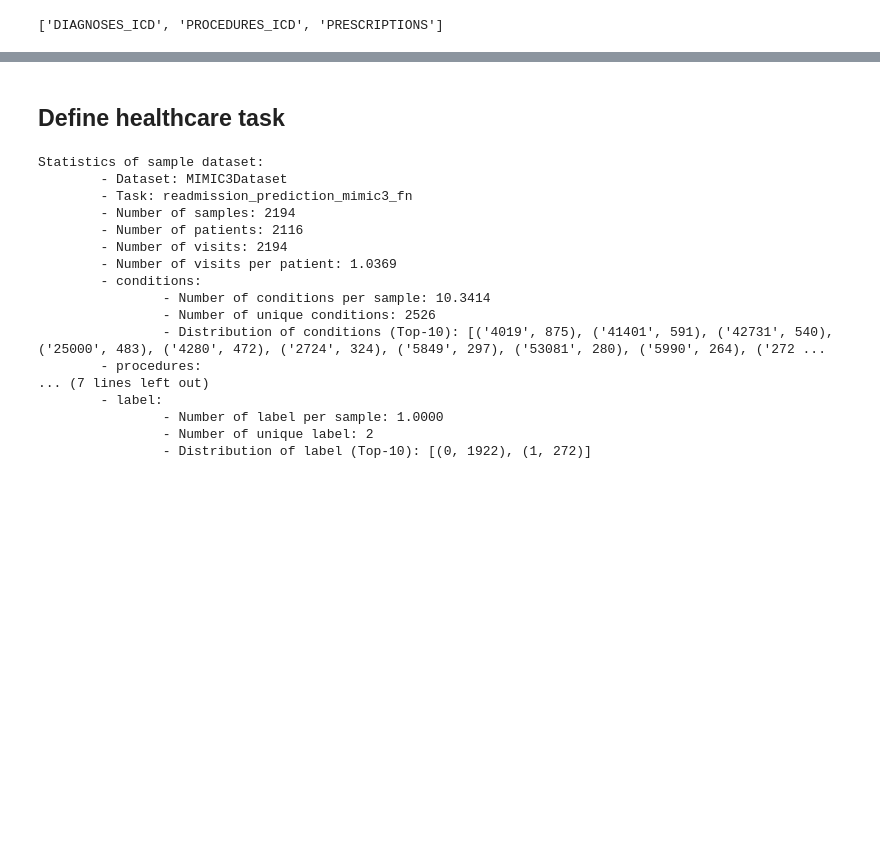
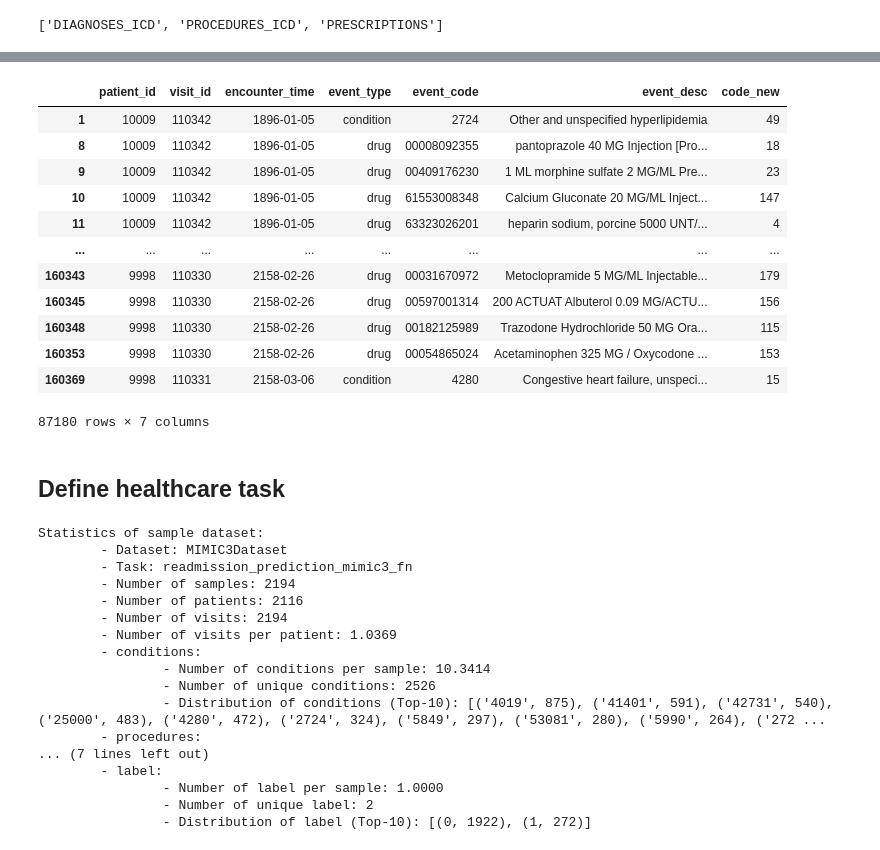
Before and after one commit to gowthamkuntumalla/CS598_DeepLearning_For_Healthcare, a Jupyter notebook: new/Readmission.ipynb, the cells around one changed output, grey strips where cells are left out. Saved outputs shown, nothing was run; the diff lists cells and outputs as text; code cells hidden in the pictures; blank space fills up the shorter version.

```diff
--- a/new/Readmission.ipynb
+++ b/new/Readmission.ipynb
@@ -55,4 +55,9 @@ Links to:
 PATIENTS on SUBJECT_ID
 ADMISSIONS on HADM_ID
 ICUSTAYS on ICUSTAY_ID
+# %%
+import pandas as pd
+from tqdm.autonotebook import tqdm
+from pyhealth.datasets import MIMIC3Dataset
+pd.set_option('display.max_rows', 100)
 # %%
@@ -137,3 +151,14 @@ mimic3_ds.patients['10092'].visits['110429'].get_code_list(table="DIAGNOSES_ICD"
 mimic3_ds.tables
 # %% [output]
 ['DIAGNOSES_ICD', 'PROCEDURES_ICD', 'PRESCRIPTIONS']
+# %%
+from pyhealth.medcode import InnerMap
+icd9cm = InnerMap.load("ICD9CM")
+print(icd9cm.lookup("53081"))
+print(icd9cm.lookup("7812"))
+
+icd9proc = InnerMap.load("ICD9PROC")
+print(icd9proc.lookup("3409"))
+
+ndc = InnerMap.load("NDC")
+print(ndc.lookup("00054858324"))
@@ -156,0 +334,11 @@ mimic3_ds.samples[0]
+# %%
+# we will pick top 200 code and create a word_bag for mapping
+top_words = data.groupby('event_desc')['visit_id'].count().reset_index().sort_values(by='visit_id', ascending=False)\
+            ['event_desc'].head(200).values
+index_to_words = {}
+words_to_index = {}
+cnt = 1
+for word in top_words:
+    index_to_words[cnt] = word
+    words_to_index[word] = cnt
+    cnt+=1
@@ -156,0 +365,3 @@ mimic3_ds.samples[0]
+# %%
+data['code_new'] = data['event_desc'].apply(lambda x: words_to_index.get(x, -1))
+data.head()
@@ -157,3 +375,19 @@ mimic3_ds.samples[0]
+# %%
+data[data['code_new']!=-1]
+# %% [output]
+|  | patient_id | visit_id | encounter_time | event_type | event_code | event_desc | code_new |
+| 1 | 10009 | 110342 | 1896-01-05 | condition | 2724 | Other and unspecified hyperlipidemia | 49 |
+| 8 | 10009 | 110342 | 1896-01-05 | drug | 00008092355 | pantoprazole 40 MG Injection [Pro... | 18 |
+| 9 | 10009 | 110342 | 1896-01-05 | drug | 00409176230 | 1 ML morphine sulfate 2 MG/ML Pre... | 23 |
+| 10 | 10009 | 110342 | 1896-01-05 | drug | 61553008348 | Calcium Gluconate 20 MG/ML Inject... | 147 |
+| 11 | 10009 | 110342 | 1896-01-05 | drug | 63323026201 | heparin sodium, porcine 5000 UNT/... | 4 |
+| ... | ... | ... | ... | ... | ... | ... | ... |
+| 160343 | 9998 | 110330 | 2158-02-26 | drug | 00031670972 | Metoclopramide 5 MG/ML Injectable... | 179 |
+| 160345 | 9998 | 110330 | 2158-02-26 | drug | 00597001314 | 200 ACTUAT Albuterol 0.09 MG/ACTU... | 156 |
+| 160348 | 9998 | 110330 | 2158-02-26 | drug | 00182125989 | Trazodone Hydrochloride 50 MG Ora... | 115 |
+| 160353 | 9998 | 110330 | 2158-02-26 | drug | 00054865024 | Acetaminophen 325 MG / Oxycodone ... | 153 |
+| 160369 | 9998 | 110331 | 2158-03-06 | condition | 4280 | Congestive heart failure, unspeci... | 15 |
+87180 rows × 7 columns
 # %% [markdown]
 ## Define healthcare task
 # %%
```
Also changed, not shown: parts of 16 cells of this notebook, 2 other files.
